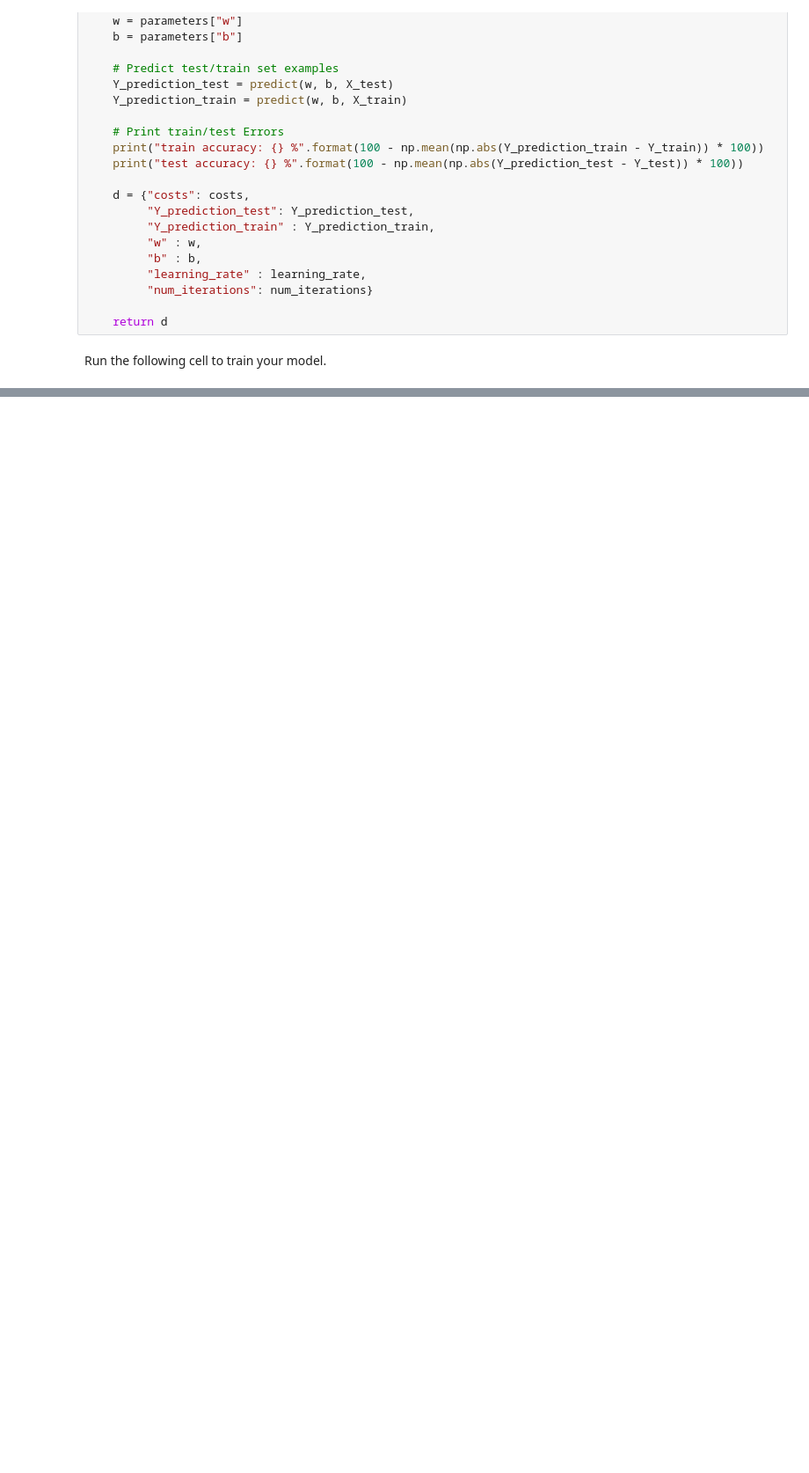
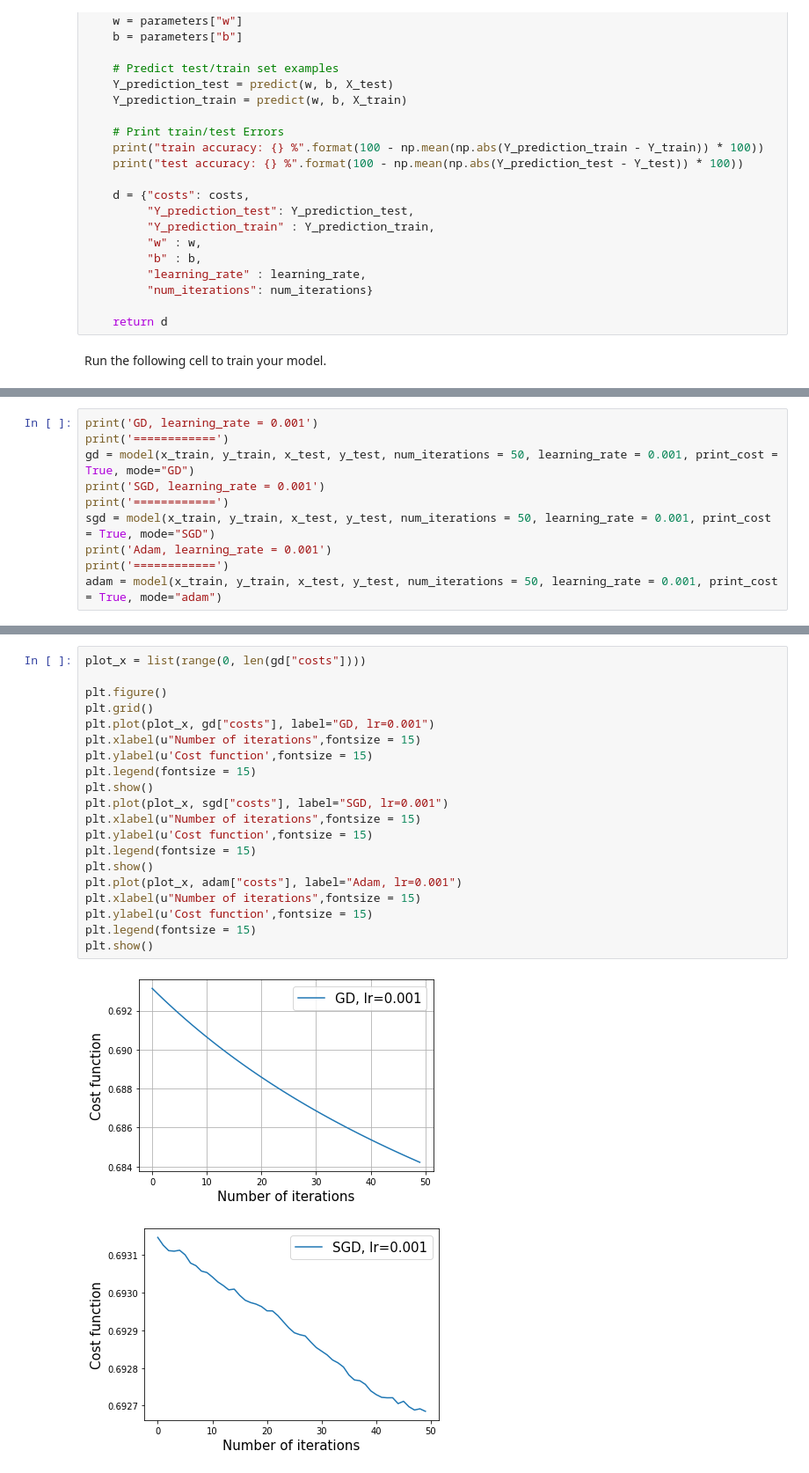
Before and after one commit to boriswinner/itmo-ml, a Jupyter notebook: ML_Lab3_Timofeenko.ipynb, the cells around one changed output, grey strips where cells are left out. Shown at 88% size. Cells and saved outputs as stored; diff of their text form; blank space fills up the shorter version.

```diff
--- a/ML_Lab3_Timofeenko.ipynb
+++ b/ML_Lab3_Timofeenko.ipynb
@@ -569,0 +567,10 @@ plt.show()
+# %%
+print('GD, learning_rate = 0.001')
+print('============')
+gd = model(x_train, y_train, x_test, y_test, num_iterations = 50, learning_rate = 0.001, print_cost = True, mode="GD")
+print('SGD, learning_rate = 0.001')
+print('============')
+sgd = model(x_train, y_train, x_test, y_test, num_iterations = 50, learning_rate = 0.001, print_cost = True, mode="SGD")
+print('Adam, learning_rate = 0.001')
+print('============')
+adam = model(x_train, y_train, x_test, y_test, num_iterations = 50, learning_rate = 0.001, print_cost = True, mode="adam")
@@ -569,0 +593,23 @@ plt.show()
+# %%
+plot_x = list(range(0, len(gd["costs"])))
+
+plt.figure()
+plt.grid()
+plt.plot(plot_x, gd["costs"], label="GD, lr=0.001")
+plt.xlabel(u"Number of iterations",fontsize = 15)
+plt.ylabel(u'Cost function',fontsize = 15)
+plt.legend(fontsize = 15)
+plt.show()
+plt.plot(plot_x, sgd["costs"], label="SGD, lr=0.001")
+plt.xlabel(u"Number of iterations",fontsize = 15)
+plt.ylabel(u'Cost function',fontsize = 15)
+plt.legend(fontsize = 15)
+plt.show()
+plt.plot(plot_x, adam["costs"], label="Adam, lr=0.001")
+plt.xlabel(u"Number of iterations",fontsize = 15)
+plt.ylabel(u'Cost function',fontsize = 15)
+plt.legend(fontsize = 15)
+plt.show()
+# %% [output]
+[figure, added]
+[figure, added]
```
Also changed, not shown: parts of 7 cells of this notebook.
